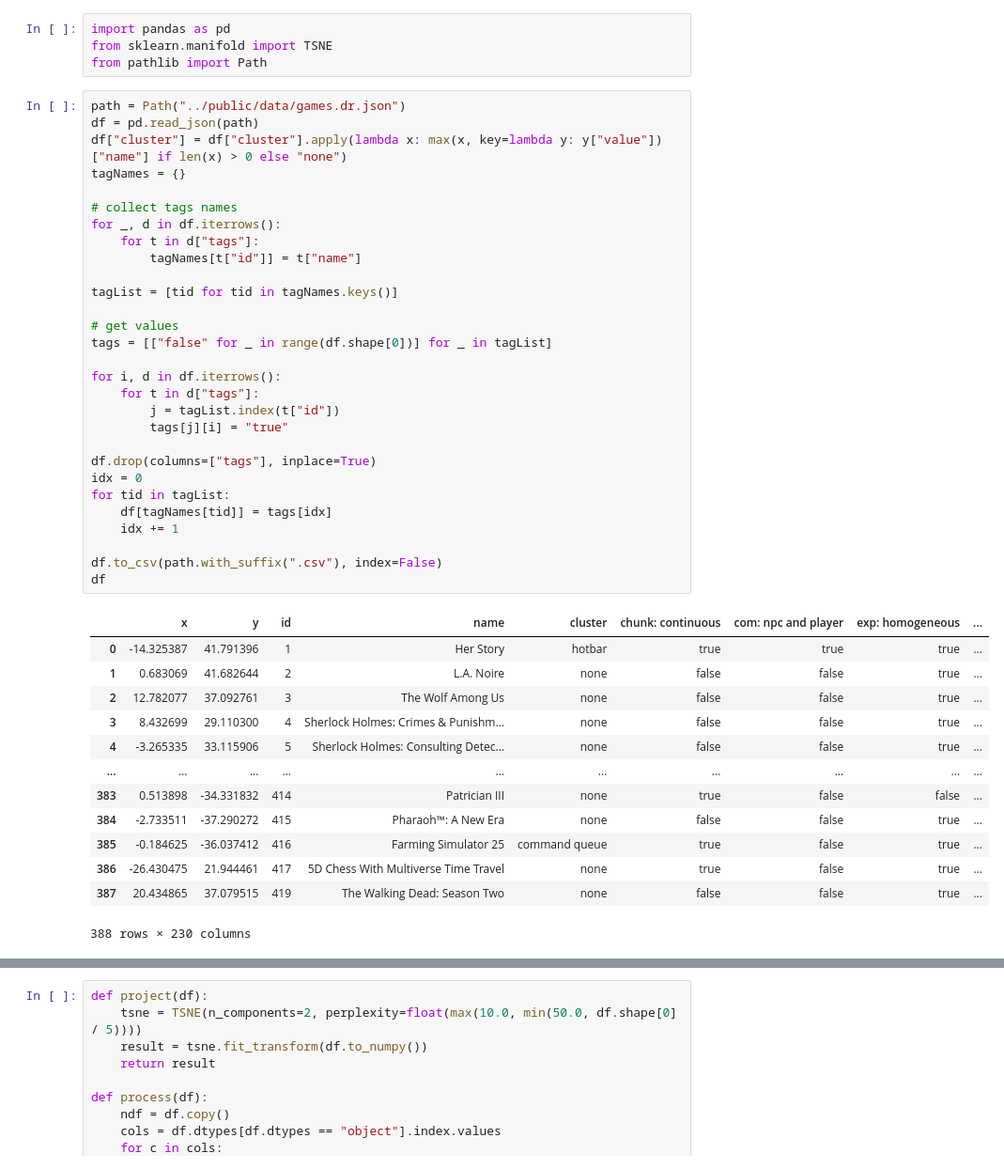
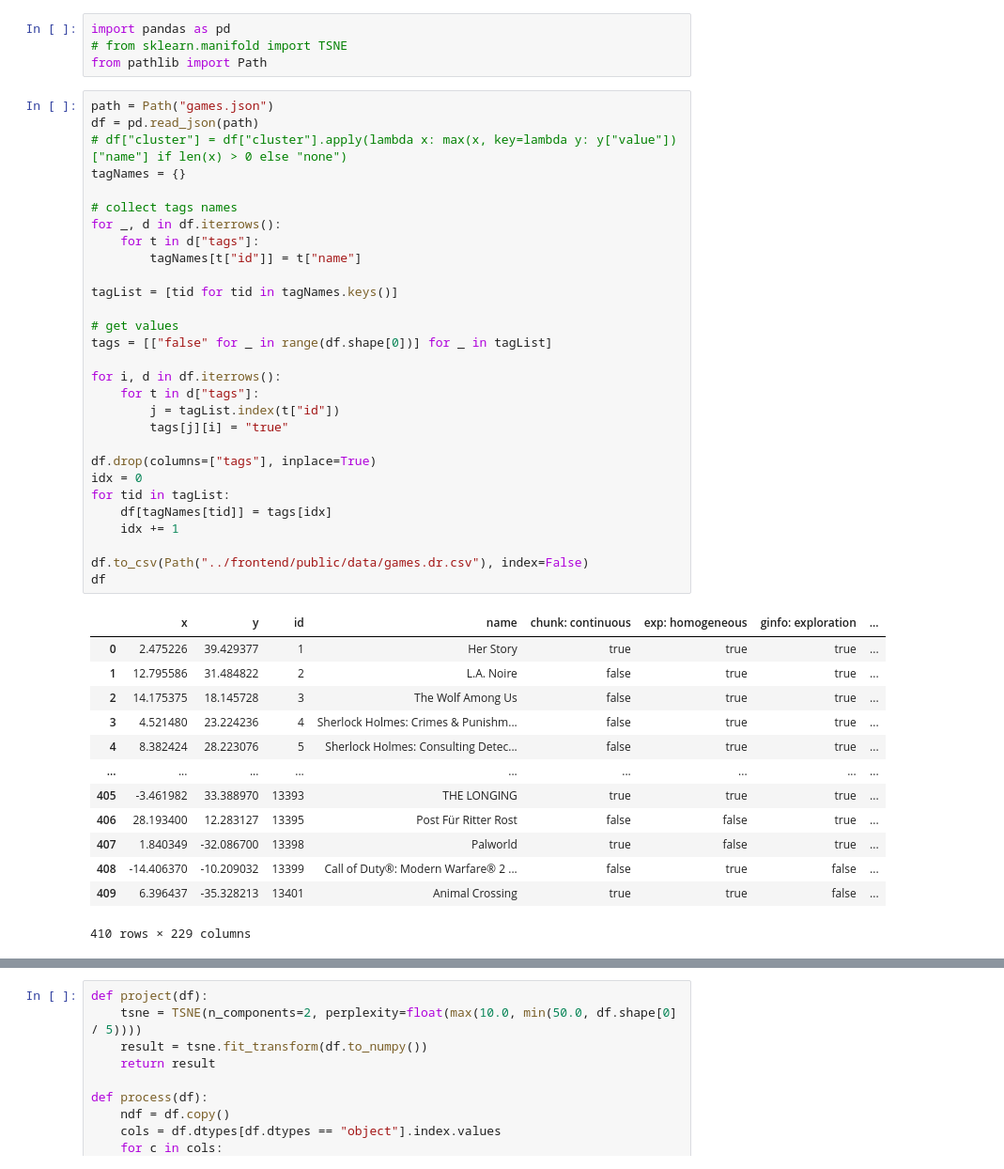
Before and after one commit to ArielMant0/anno-lens, a Jupyter notebook: data-processing/process.ipynb, the cells around one changed output, grey strips where cells are left out. Shown: that part at 94% size. Saved outputs shown, nothing was run; the diff lists cells and outputs as text.

Commit message:
updated games dataset and added chatgpt model to backend

```diff
--- a/data-processing/process.ipynb
+++ b/data-processing/process.ipynb
@@ -1,47 +1,47 @@
 # %%
 import pandas as pd
-from sklearn.manifold import TSNE
+# from sklearn.manifold import TSNE
 from pathlib import Path
 # %%
-path = Path("../public/data/games.dr.json")
+path = Path("games.json")
 df = pd.read_json(path)
-df["cluster"] = df["cluster"].apply(lambda x: max(x, key=lambda y: y["value"])["name"] if len(x) > 0 else "none")
+# df["cluster"] = df["cluster"].apply(lambda x: max(x, key=lambda y: y["value"])["name"] if len(x) > 0 else "none")
 tagNames = {}
 
 # collect tags names
 for _, d in df.iterrows():
     for t in d["tags"]:
         tagNames[t["id"]] = t["name"]
 
 tagList = [tid for tid in tagNames.keys()]
 
 # get values
 tags = [["false" for _ in range(df.shape[0])] for _ in tagList]
 
 for i, d in df.iterrows():
     for t in d["tags"]:
         j = tagList.index(t["id"])
         tags[j][i] = "true"
 
 df.drop(columns=["tags"], inplace=True)
 idx = 0
 for tid in tagList:
     df[tagNames[tid]] = tags[idx]
     idx += 1
 
-df.to_csv(path.with_suffix(".csv"), index=False)
+df.to_csv(Path("../frontend/public/data/games.dr.csv"), index=False)
 df
 # %% [output]
-|  | x | y | id | name | cluster | chunk: continuous | com: npc and player | exp: homogeneous | ... |
-| 0 | -14.325387 | 41.791396 | 1 | Her Story | hotbar | true | true | true | ... |
-| 1 | 0.683069 | 41.682644 | 2 | L.A. Noire | none | false | false | true | ... |
-| 2 | 12.782077 | 37.092761 | 3 | The Wolf Among Us | none | false | false | true | ... |
-| 3 | 8.432699 | 29.110300 | 4 | Sherlock Holmes: Crimes & Punishm... | none | false | false | true | ... |
-| 4 | -3.265335 | 33.115906 | 5 | Sherlock Holmes: Consulting Detec... | none | false | false | true | ... |
-| ... | ... | ... | ... | ... | ... | ... | ... | ... | ... |
-| 383 | 0.513898 | -34.331832 | 414 | Patrician III | none | true | false | false | ... |
-| 384 | -2.733511 | -37.290272 | 415 | Pharaoh™: A New Era | none | false | false | true | ... |
-| 385 | -0.184625 | -36.037412 | 416 | Farming Simulator 25 | command queue | true | false | true | ... |
-| 386 | -26.430475 | 21.944461 | 417 | 5D Chess With Multiverse Time Travel | none | true | false | true | ... |
-| 387 | 20.434865 | 37.079515 | 419 | The Walking Dead: Season Two | none | false | false | true | ... |
+|  | x | y | id | name | chunk: continuous | exp: homogeneous | ginfo: exploration | ... |
+| 0 | 2.475226 | 39.429377 | 1 | Her Story | true | true | true | ... |
+| 1 | 12.795586 | 31.484822 | 2 | L.A. Noire | false | true | true | ... |
+| 2 | 14.175375 | 18.145728 | 3 | The Wolf Among Us | false | true | true | ... |
+| 3 | 4.521480 | 23.224236 | 4 | Sherlock Holmes: Crimes & Punishm... | false | true | true | ... |
+| 4 | 8.382424 | 28.223076 | 5 | Sherlock Holmes: Consulting Detec... | false | true | true | ... |
+| ... | ... | ... | ... | ... | ... | ... | ... | ... |
+| 405 | -3.461982 | 33.388970 | 13393 | THE LONGING | true | true | true | ... |
+| 406 | 28.193400 | 12.283127 | 13395 | Post Für Ritter Rost | false | false | true | ... |
+| 407 | 1.840349 | -32.086700 | 13398 | Palworld | true | false | true | ... |
+| 408 | -14.406370 | -10.209032 | 13399 | Call of Duty®: Modern Warfare® 2 ... | false | true | false | ... |
+| 409 | 6.396437 | -35.328213 | 13401 | Animal Crossing | true | true | false | ... |
-388 rows × 230 columns
+410 rows × 229 columns
```
Also changed, not shown: parts of 1 cell of this notebook, 13 other files.
